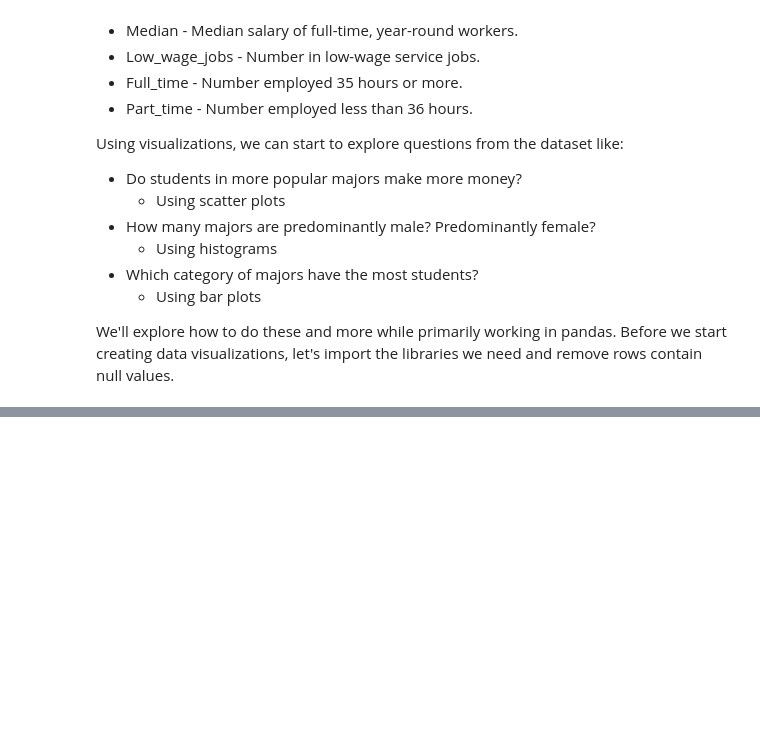
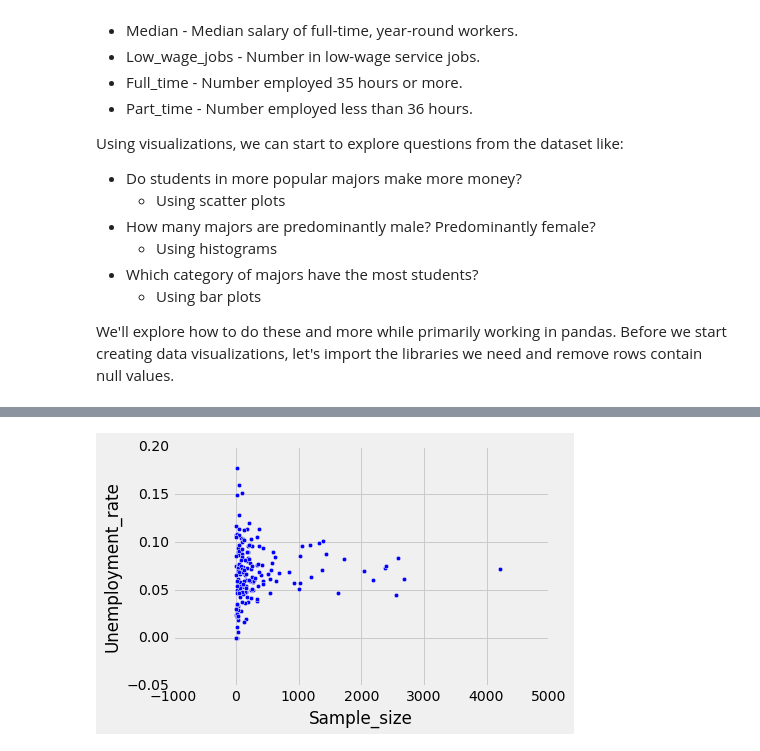
Before and after one commit to lemoinef/Exploratory-Data-Visualization, a Jupyter notebook: visualizing_earnings_by_majors.ipynb, the cells around one changed output, grey strips where cells are left out. Saved outputs shown, nothing was run; the diff lists cells and outputs as text; code cells hidden in the pictures; blank space fills up the shorter version.

```diff
--- a/visualizing_earnings_by_majors.ipynb
+++ b/visualizing_earnings_by_majors.ipynb
@@ -42,0 +75,5 @@ recent_grads = recent_grads.dropna()
+# %%
+recent_grads.plot(x='Sample_size', y='Unemployment_rate', kind='scatter')
+plt.show()
+# %% [output]
+[figure, added]
```
Also changed, not shown: parts of 16 cells of this notebook.
